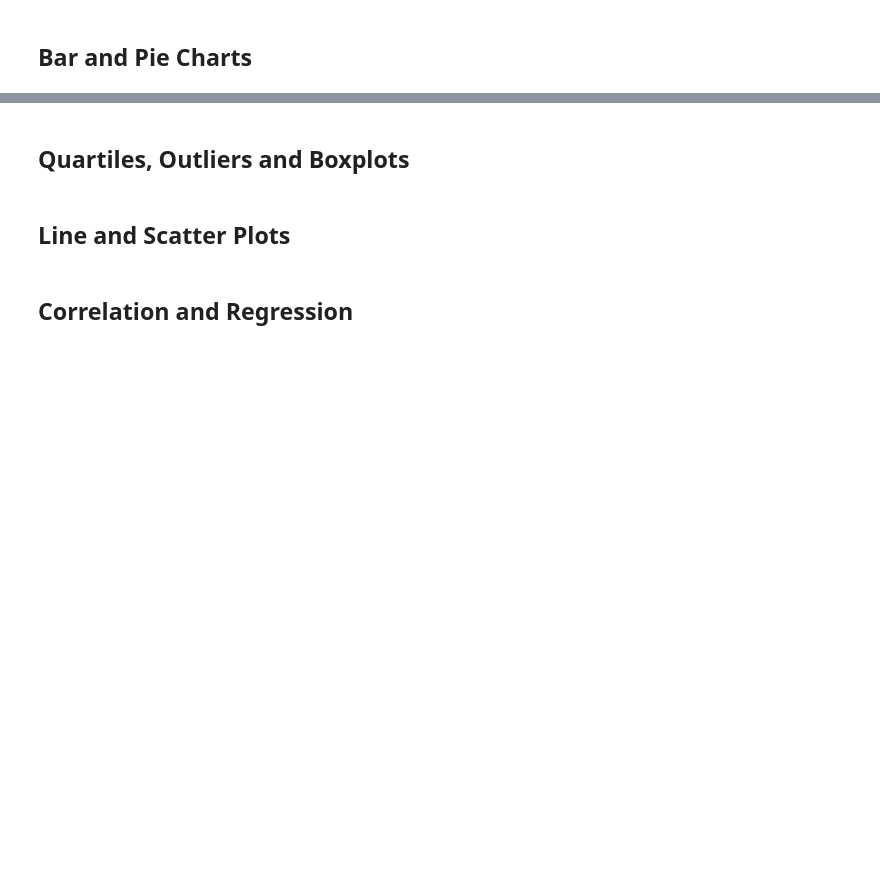
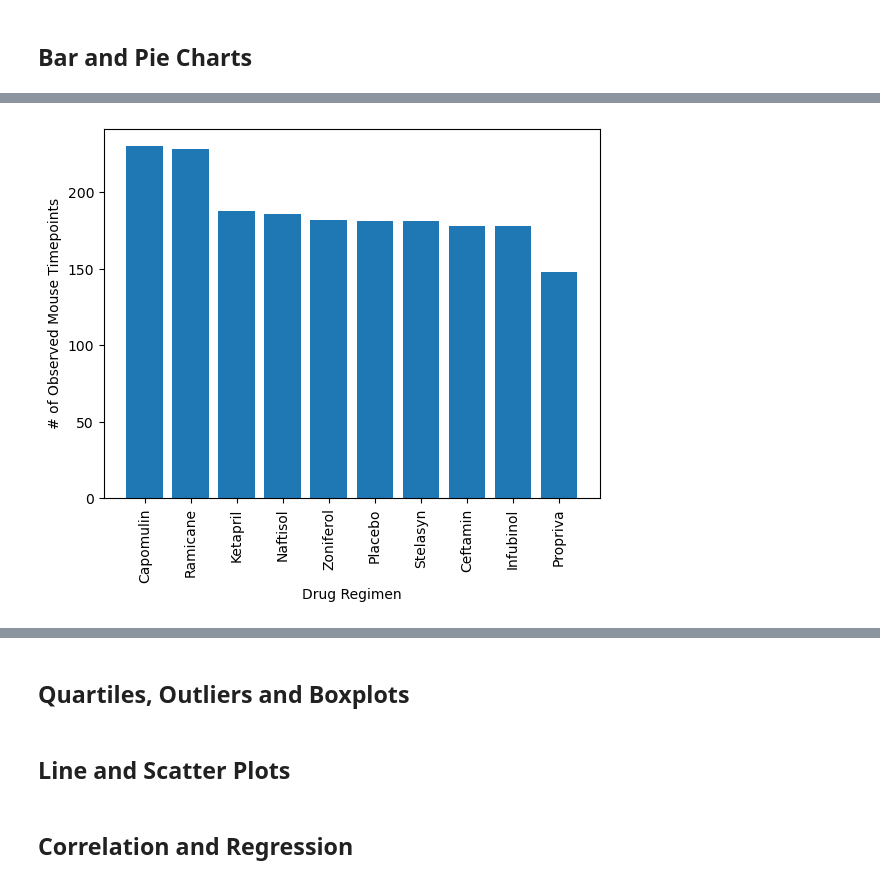
Before and after one commit to dtjskim/visualization-challenge, a Jupyter notebook: Pymaceuticals/pymaceuticals_starter.ipynb, the cells around one changed output, grey strips where cells are left out. Cells and saved outputs as stored; diff of their text form; code cells hidden in the pictures; blank space fills up the shorter version.

```diff
--- a/Pymaceuticals/pymaceuticals_starter.ipynb
+++ b/Pymaceuticals/pymaceuticals_starter.ipynb
@@ -98,4 +153,11 @@ combined_df_clean["Mouse ID"].nunique()
 # %%
 # Generate a bar plot showing the total number of rows (Mouse ID/Timepoints) for each drug regimen using pyplot.
+plt.bar(mouse_timepoints_counts.index, mouse_timepoints_counts.values)
+plt.xlabel('Drug Regimen')
+plt.ylabel('# of Observed Mouse Timepoints')
+plt.xticks(rotation=90)
+plt.show()
+# %% [output]
+[figure, added]
 # %%
 # Generate a pie plot showing the distribution of female versus male mice using Pandas
```
Also changed, not shown: parts of 10 cells of this notebook.
